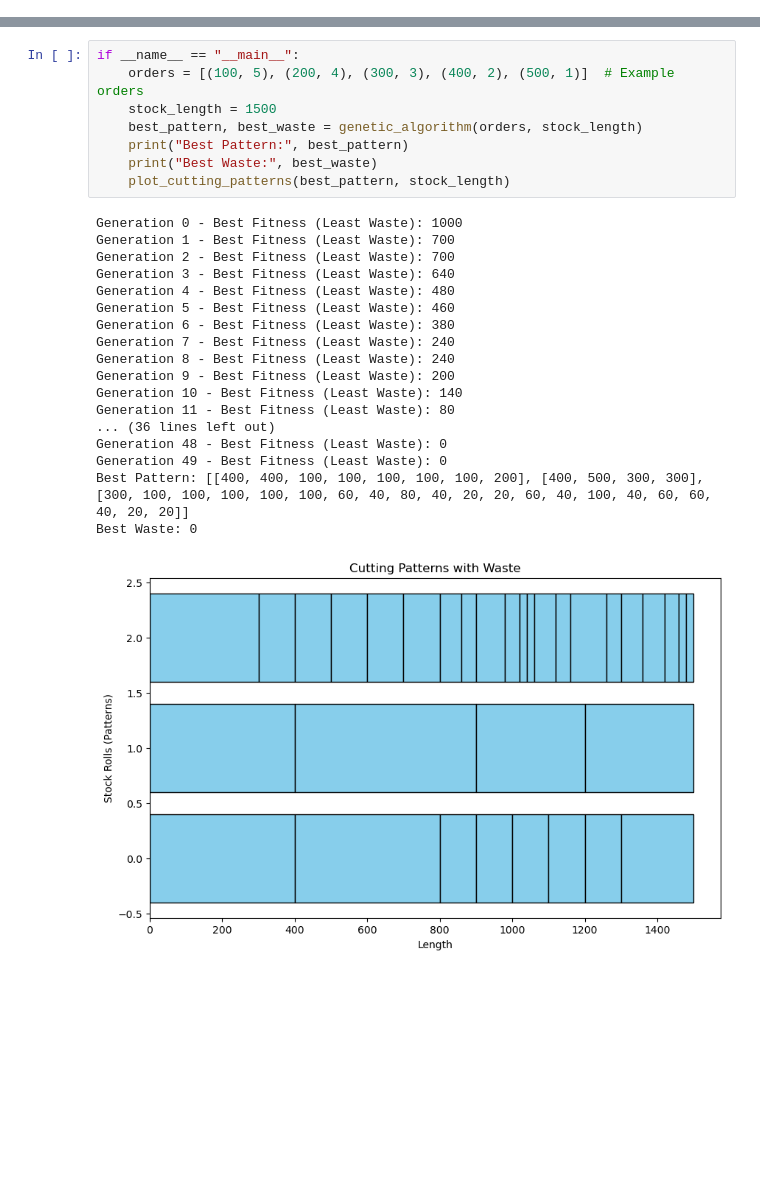
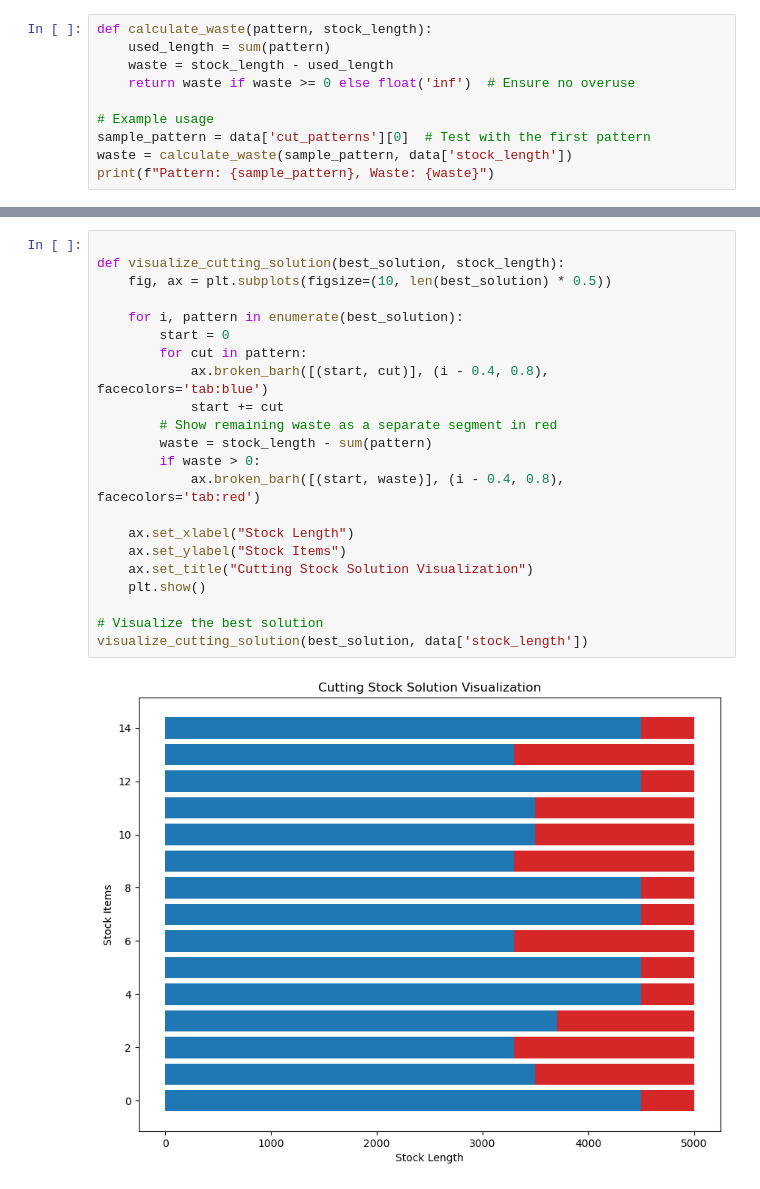
Before and after one commit to Emir515/Self-Organizing-Systems-Assignment-1, a Jupyter notebook: Self_organized_system_CS.ipynb, the cells around one changed output, grey strips where cells are left out. Saved outputs shown, nothing was run; the diff lists cells and outputs as text; blank space fills up the shorter version.

```diff
--- a/Self_organized_system_CS.ipynb
+++ b/Self_organized_system_CS.ipynb
@@ -53,0 +31,10 @@ def mutate(individual, mutation_rate=0.1):
+# %%
+def calculate_waste(pattern, stock_length):
+    used_length = sum(pattern)
+    waste = stock_length - used_length
+    return waste if waste >= 0 else float('inf')  # Ensure no overuse
+
+# Example usage
+sample_pattern = data['cut_patterns'][0]  # Test with the first pattern
+waste = calculate_waste(sample_pattern, data['stock_length'])
+print(f"Pattern: {sample_pattern}, Waste: {waste}")
@@ -99,27 +118,24 @@ def plot_cutting_patterns(best_pattern, stock_length):
-# %%
-if __name__ == "__main__":
-    orders = [(100, 5), (200, 4), (300, 3), (400, 2), (500, 1)]  # Example orders
-    stock_length = 1500
-    best_pattern, best_waste = genetic_algorithm(orders, stock_length)
-    print("Best Pattern:", best_pattern)
-    print("Best Waste:", best_waste)
-    plot_cutting_patterns(best_pattern, stock_length)
-# %% [output]
-Generation 0 - Best Fitness (Least Waste): 1000
-Generation 1 - Best Fitness (Least Waste): 700
-Generation 2 - Best Fitness (Least Waste): 700
-Generation 3 - Best Fitness (Least Waste): 640
-Generation 4 - Best Fitness (Least Waste): 480
-Generation 5 - Best Fitness (Least Waste): 460
-Generation 6 - Best Fitness (Least Waste): 380
-Generation 7 - Best Fitness (Least Waste): 240
-Generation 8 - Best Fitness (Least Waste): 240
-Generation 9 - Best Fitness (Least Waste): 200
-Generation 10 - Best Fitness (Least Waste): 140
-Generation 11 - Best Fitness (Least Waste): 80
-... (36 lines left out)
-Generation 48 - Best Fitness (Least Waste): 0
-Generation 49 - Best Fitness (Least Waste): 0
-Best Pattern: [[400, 400, 100, 100, 100, 100, 100, 200], [400, 500, 300, 300], [300, 100, 100, 100, 100, 100, 60, 40, 80, 40, 20, 20, 60, 40, 100, 40, 60, 60, 40, 20, 20]]
-Best Waste: 0
-[figure, removed]
+# %%
+
+def visualize_cutting_solution(best_solution, stock_length):
+    fig, ax = plt.subplots(figsize=(10, len(best_solution) * 0.5))
+
+    for i, pattern in enumerate(best_solution):
+        start = 0
+        for cut in pattern:
+            ax.broken_barh([(start, cut)], (i - 0.4, 0.8), facecolors='tab:blue')
+            start += cut
+        # Show remaining waste as a separate segment in red
+        waste = stock_length - sum(pattern)
+        if waste > 0:
+            ax.broken_barh([(start, waste)], (i - 0.4, 0.8), facecolors='tab:red')
+
+    ax.set_xlabel("Stock Length")
+    ax.set_ylabel("Stock Items")
+    ax.set_title("Cutting Stock Solution Visualization")
+    plt.show()
+
+# Visualize the best solution
+visualize_cutting_solution(best_solution, data['stock_length'])
+# %% [output]
+[figure, added]
```
Also changed, not shown: parts of 12 cells of this notebook.
